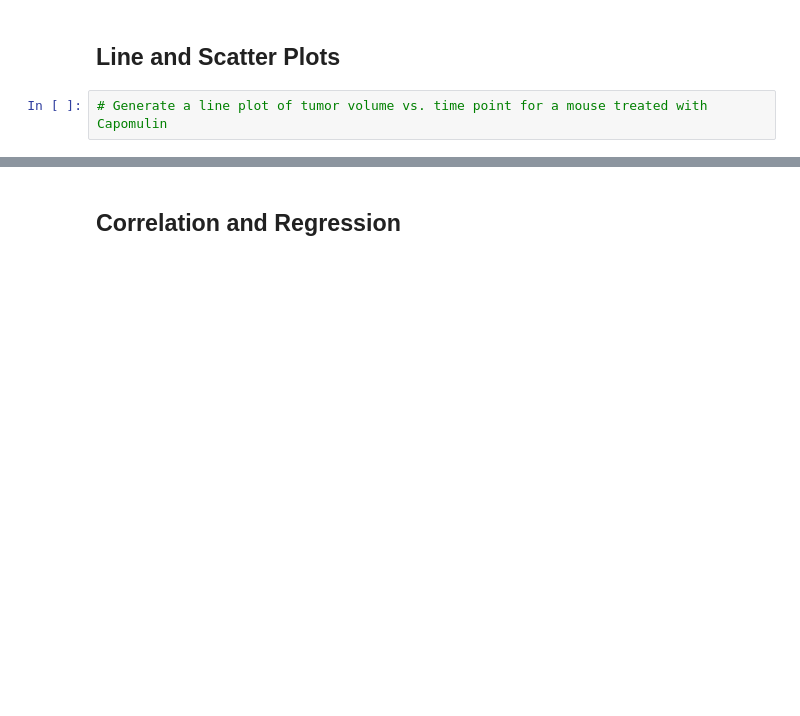
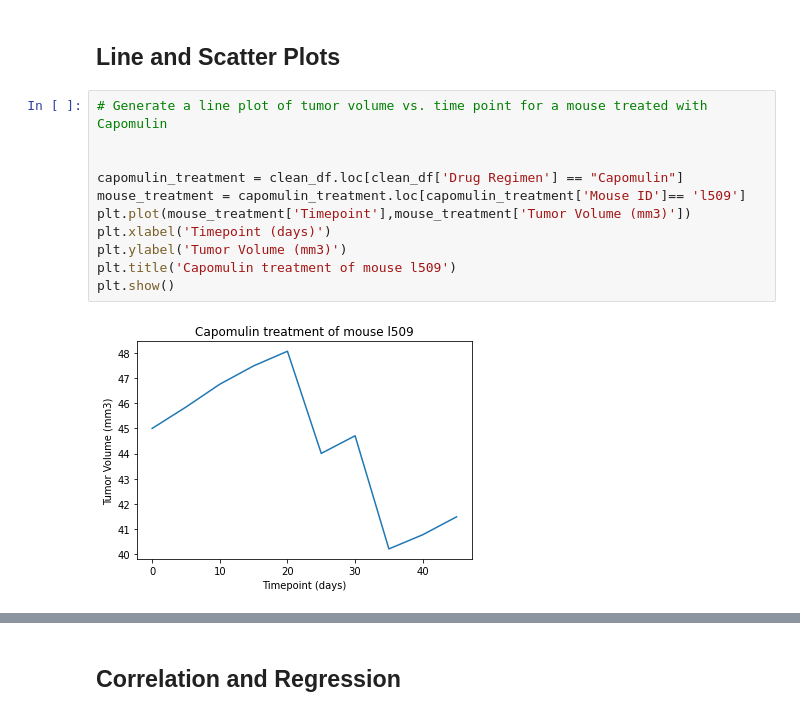
Before and after one commit to elliedragomir/Matplotlib-Homework, a Jupyter notebook: Pymaceuticals/pymaceuticals_starter.ipynb, the cells around one changed output, grey strips where cells are left out. Saved outputs shown, nothing was run; the diff lists cells and outputs as text; blank space fills up the shorter version.

```diff
--- a/Pymaceuticals/pymaceuticals_starter.ipynb
+++ b/Pymaceuticals/pymaceuticals_starter.ipynb
@@ -342,5 +343,16 @@ plt.show()
 ## Line and Scatter Plots
 # %%
 # Generate a line plot of tumor volume vs. time point for a mouse treated with Capomulin
+
+
+capomulin_treatment = clean_df.loc[clean_df['Drug Regimen'] == "Capomulin"]
+mouse_treatment = capomulin_treatment.loc[capomulin_treatment['Mouse ID']== 'l509']
+plt.plot(mouse_treatment['Timepoint'],mouse_treatment['Tumor Volume (mm3)'])
+plt.xlabel('Timepoint (days)')
+plt.ylabel('Tumor Volume (mm3)')
+plt.title('Capomulin treatment of mouse l509')
+plt.show()
+# %% [output]
+[figure, added]
 # %%
 # Generate a scatter plot of average tumor volume vs. mouse weight for the Capomulin regimen
```
Also changed, not shown: parts of 5 cells of this notebook.
